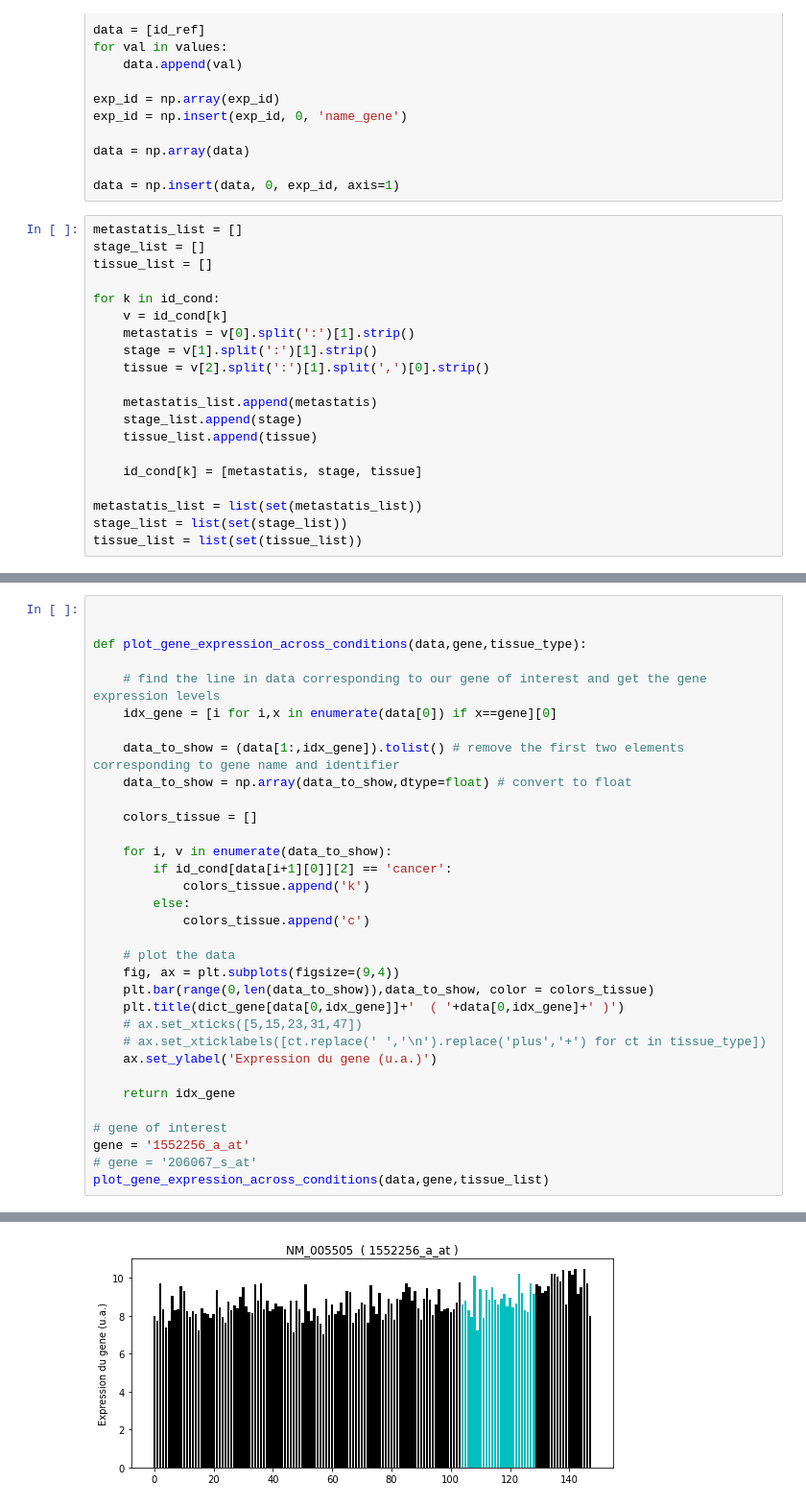
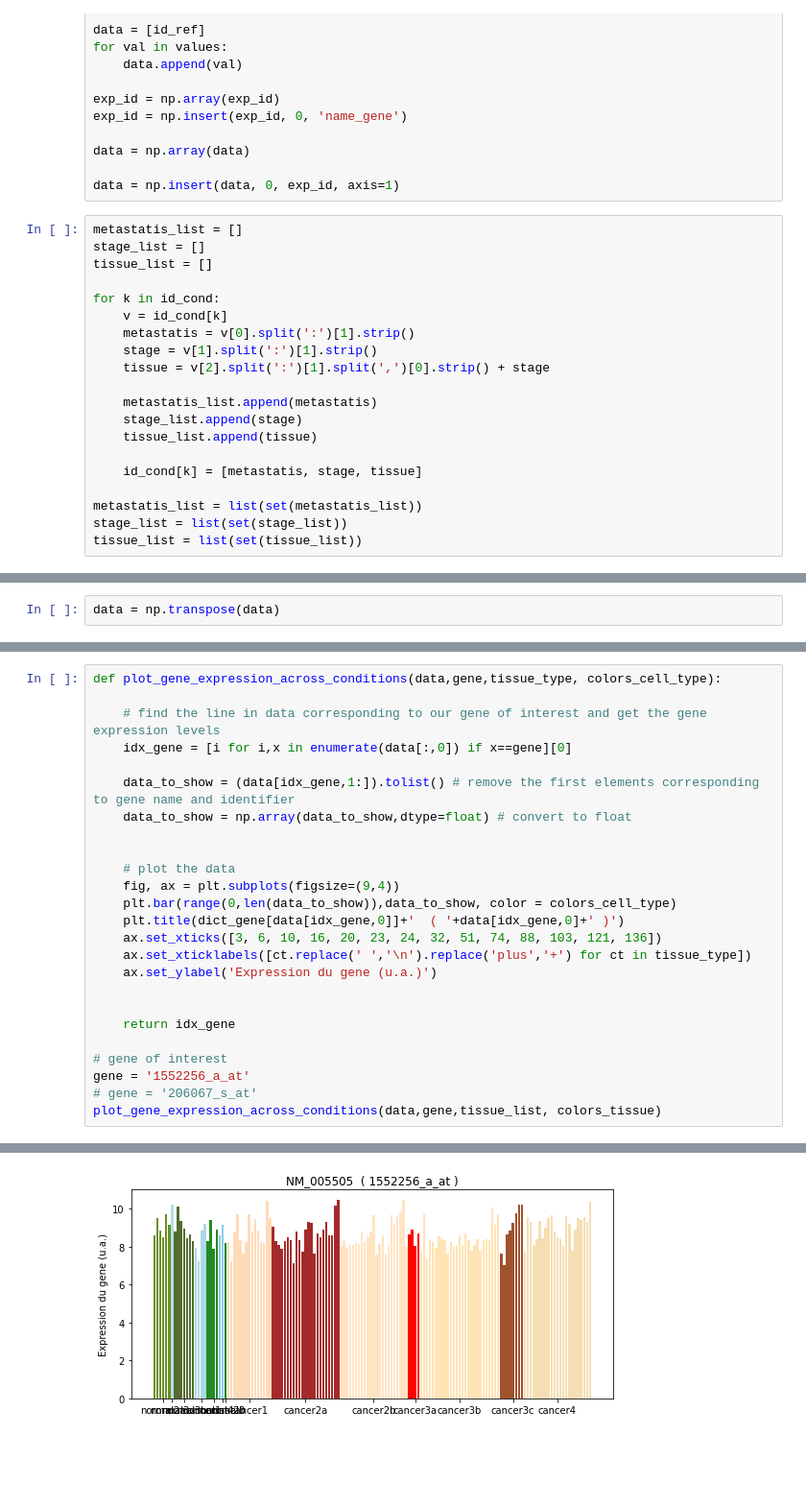
Before and after one commit to BPotet/BBC_project, a Jupyter notebook: project/BBC_project.ipynb, the cells around one changed output, grey strips where cells are left out. Shown at 96% size. Drawn from its saved outputs; the diff is of its cells as text; blank space fills up the shorter version.

Commit message:
generate random, fix 2 tail ttest and gene selection

```diff
--- a/project/BBC_project.ipynb
+++ b/project/BBC_project.ipynb
@@ -98,7 +98,7 @@ for k in id_cond:
     v = id_cond[k]
     metastatis = v[0].split(':')[1].strip()
     stage = v[1].split(':')[1].strip()
-    tissue = v[2].split(':')[1].split(',')[0].strip()
+    tissue = v[2].split(':')[1].split(',')[0].strip() + stage
 
     metastatis_list.append(metastatis)
     stage_list.append(stage)
@@ -120,3 +120,5 @@ print(tissue_list)
+# %%
+data = np.transpose(data)
 # %%
 '''
 import random
@@ -136,37 +188,29 @@ print(np.shape(data_test))
 # %%
-
-
-def plot_gene_expression_across_conditions(data,gene,tissue_type):
+def plot_gene_expression_across_conditions(data,gene,tissue_type, colors_cell_type):
 
     # find the line in data corresponding to our gene of interest and get the gene expression levels
-    idx_gene = [i for i,x in enumerate(data[0]) if x==gene][0]
+    idx_gene = [i for i,x in enumerate(data[:,0]) if x==gene][0]
 
-    data_to_show = (data[1:,idx_gene]).tolist() # remove the first two elements corresponding to gene name and identifier
+    data_to_show = (data[idx_gene,1:]).tolist() # remove the first elements corresponding to gene name and identifier
     data_to_show = np.array(data_to_show,dtype=float) # convert to float
 
-    colors_tissue = []
-
-    for i, v in enumerate(data_to_show):
-        if id_cond[data[i+1][0]][2] == 'cancer':
-            colors_tissue.append('k')
-        else:
-            colors_tissue.append('c')
 
     # plot the data
     fig, ax = plt.subplots(figsize=(9,4))
-    plt.bar(range(0,len(data_to_show)),data_to_show, color = colors_tissue)
-    plt.title(dict_gene[data[0,idx_gene]]+'  ( '+data[0,idx_gene]+' )')
-    # ax.set_xticks([5,15,23,31,47])
-    # ax.set_xticklabels([ct.replace(' ','\n').replace('plus','+') for ct in tissue_type])
+    plt.bar(range(0,len(data_to_show)),data_to_show, color = colors_cell_type)
+    plt.title(dict_gene[data[idx_gene,0]]+'  ( '+data[idx_gene,0]+' )')
+    ax.set_xticks([3, 6, 10, 16, 20, 23, 24, 32, 51, 74, 88, 103, 121, 136])
+    ax.set_xticklabels([ct.replace(' ','\n').replace('plus','+') for ct in tissue_type])
     ax.set_ylabel('Expression du gene (u.a.)')
+
 
     return idx_gene
 
 # gene of interest
 gene = '1552256_a_at'
 # gene = '206067_s_at'
-plot_gene_expression_across_conditions(data,gene,tissue_list)
+plot_gene_expression_across_conditions(data,gene,tissue_list, colors_tissue)
 # %% [output]
 14
-[figure, old version]
+[figure, new version]
 # %%
```
Also changed, not shown: parts of 20 cells of this notebook, 3 other files.
